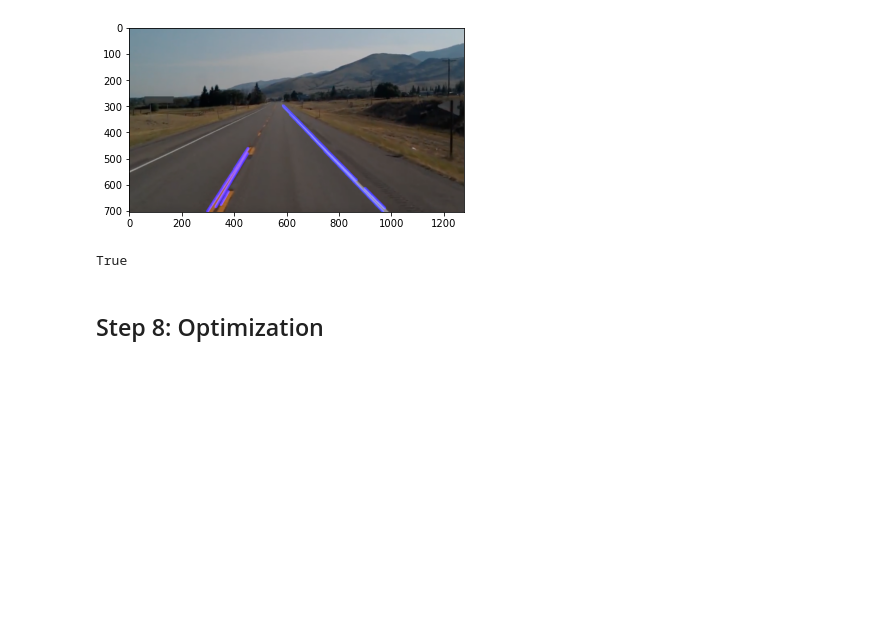
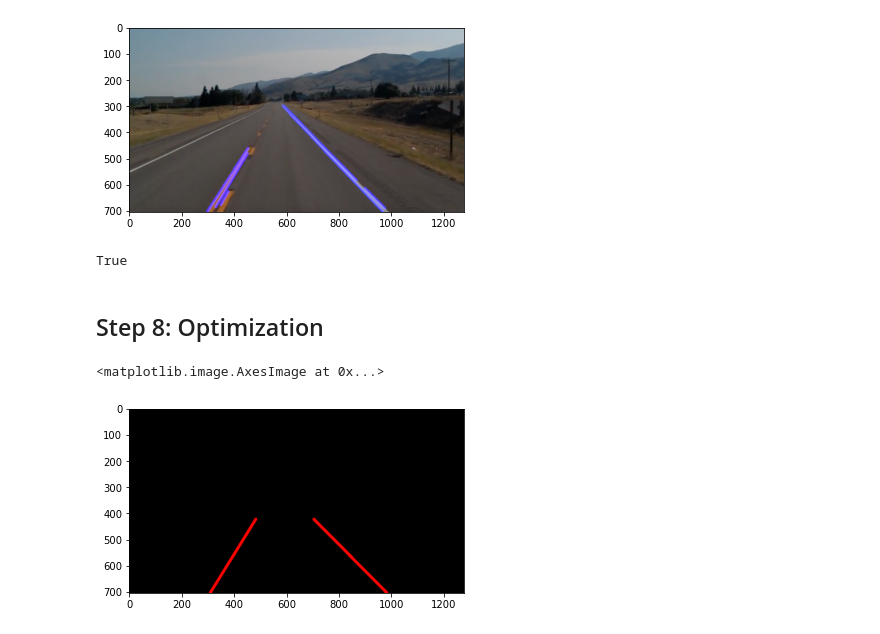
Before and after one commit to arief25ramadhan/Find-Lanes-Basic, a Jupyter notebook: find-lanes-basic.ipynb, the cells around one changed output. Drawn from its saved outputs; the diff is of its cells as text; code cells hidden in the pictures; blank space fills up the shorter version.

```diff
--- a/find-lanes-basic.ipynb
+++ b/find-lanes-basic.ipynb
@@ -135,3 +145,40 @@ cv2.imwrite('lined_image.jpg', combo_image)
 True
 # %% [markdown]
 ## Step 8: Optimization
+# %%
+def make_coordinates(input_image, line_parameters):
+    slope, intercept = line_parameters
+    y1 = input_image.shape[0]
+    y2 = int(y1*(3/5))
+    x1 = int((y1-intercept)/slope) # y = mx+b, x = (y-b)/m
+    x2 = int((y2-intercept)/slope)
+    return np.array([x1,y1,x2,y2])
+# %%
+# draw line based on average slope and intercept
+def average_slope_intercept(input_image, lines):
+    left_fit = []
+    right_fit = []
+
+    for line in lines:
+        x1,y1,x2,y2 = line.reshape(4)
+        parameters = np.polyfit((x1, x2), (y1, y2), 1)
+        slope = parameters[0]
+        intercept = parameters[1]
+        if slope < 0: # gradient negative belongs to left line (remember that y direction is top-down)
+            left_fit.append((slope, intercept))
+        else:
+            right_fit.append((slope, intercept))
+
+    left_fit_average = np.average(left_fit, axis=0)
+    right_fit_average = np.average(right_fit, axis=0)
+    left_line = make_coordinates(input_image, left_fit_average)
+    right_line = make_coordinates(input_image, right_fit_average)
+
+    return np.array([left_line, right_line])
+# %%
+averaged_lines = average_slope_intercept(lane_image, lines)
+line_image_optimized = display_lines(lane_image, averaged_lines)
+plt.imshow(line_image_optimized)
+# %% [output]
+<matplotlib.image.AxesImage at 0x...>
+[figure, added]
```
Also changed, not shown: parts of 8 cells of this notebook.
